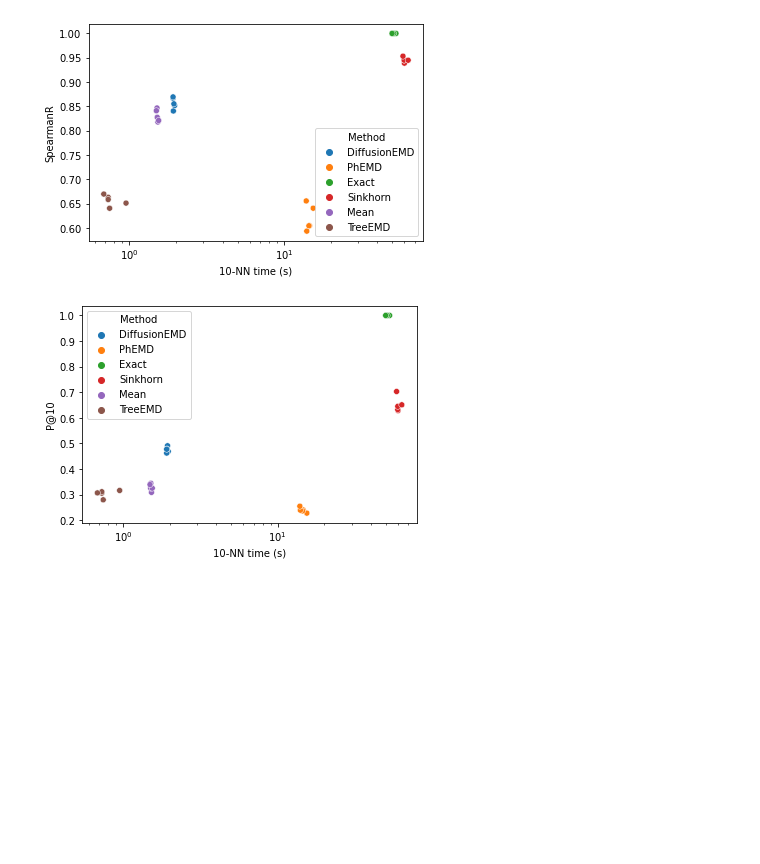
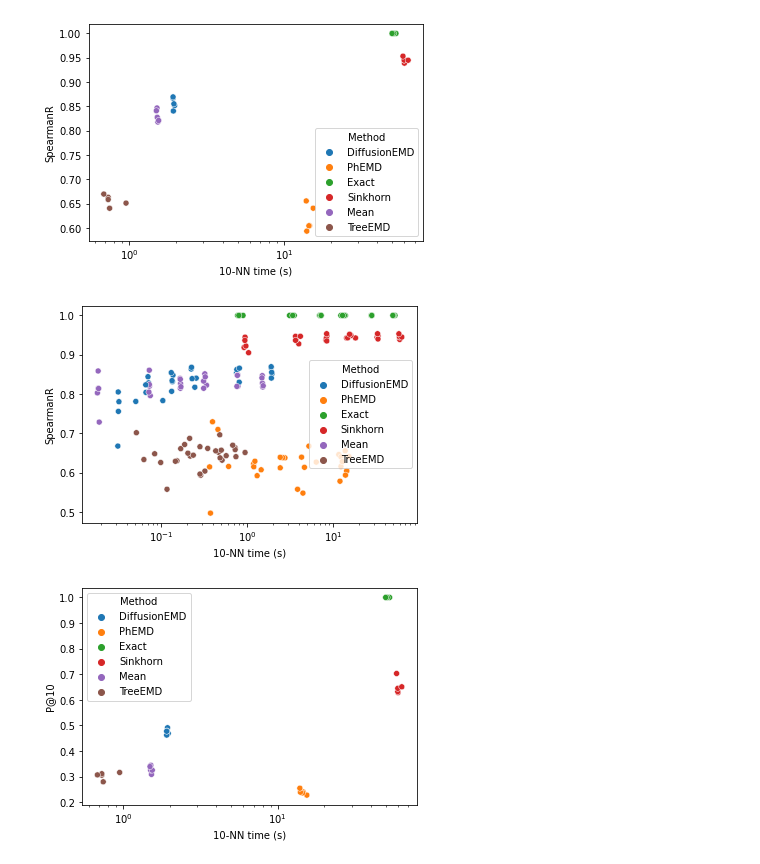
Before and after one commit to atong01/MultiscaleEMD, a Jupyter notebook: notebooks/comparison_analysis.ipynb, the cells around one changed output. Cells and saved outputs as stored; diff of their text form; code cells hidden in the pictures; blank space fills up the shorter version.

Commit message:
updated comparison

```diff
--- a/notebooks/comparison_analysis.ipynb
+++ b/notebooks/comparison_analysis.ipynb
@@ -56,3 +56,16 @@ sns.scatterplot(
 plt.xscale("log")
 # %% [output]
 [figure]
+# %%
+df = pd.read_pickle("../comparison/results_s_curve_20_5_0.0.1.pkl")
+import matplotlib.pyplot as plt
+
+sns.scatterplot(
+    data=df,
+    x="10-NN time (s)",
+    y="SpearmanR",
+    hue="Method",
+)
+plt.xscale("log")
+# %% [output]
+[figure, added]
```
Also changed, not shown: parts of 9 cells of this notebook, 3 other files.
